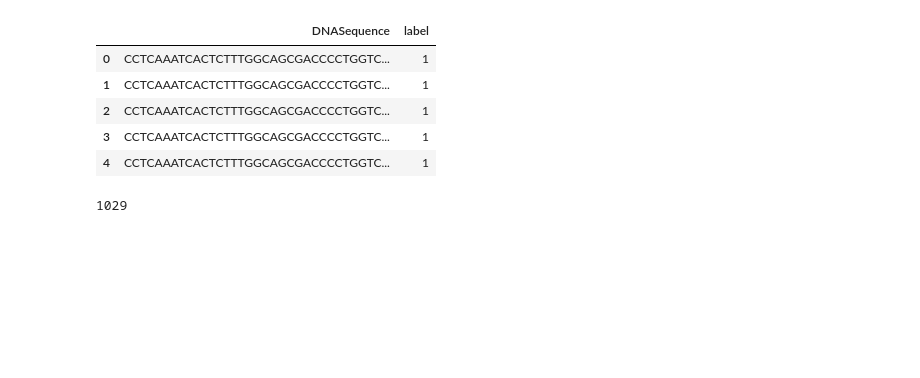
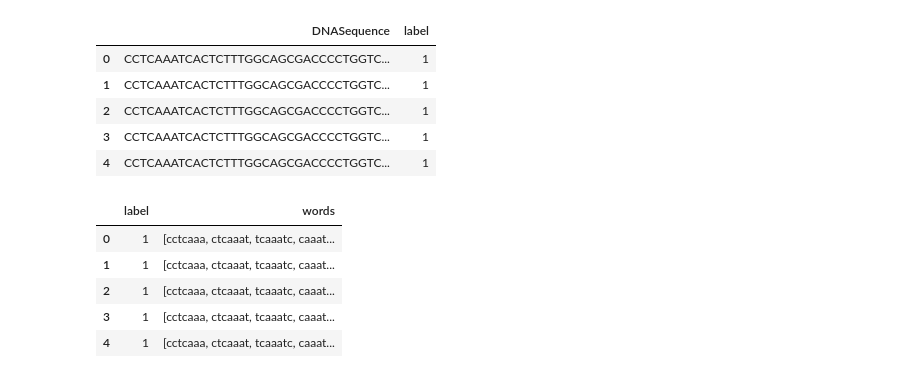
Before and after one commit to pavi-ninjaac/SARS_CoV_2_DNA_Analysis, a Jupyter notebook: CGR_Classification_HIVvscovid.ipynb, the cells around one changed output. Cells and saved outputs as stored; diff of their text form; code cells hidden in the pictures; blank space fills up the shorter version.

```diff
--- a/CGR_Classification_HIVvscovid.ipynb
+++ b/CGR_Classification_HIVvscovid.ipynb
@@ -61,36 +67,19 @@ data.head(5)
 | 2 | CCTCAAATCACTCTTTGGCAGCGACCCCTGGTC... | 1 |
 | 3 | CCTCAAATCACTCTTTGGCAGCGACCCCTGGTC... | 1 |
 | 4 | CCTCAAATCACTCTTTGGCAGCGACCCCTGGTC... | 1 |
-# %%
-def kmer_count(data , k):
-  N = len(data)
-
-  d = defaultdict(int)
-  for i in range(N - (k-1)):
-    d[data[ i : i+k ]] += 1
-  for key in d.keys():
-    if 'N' in key:
-      del d[key]
-  return d
-
-  #get the propability of the kmers
-def propability_kmer( data_df , k):
-  length = len(data_df)
-
-  #loop over the dataset
-  for i in range(length):
-
-    data = data_df.iloc[i,0]
-
-    kmer_count_dict = kmer_count(data , k)
-
-    #initializing the global values
-    N = len(data)
-    total_len_kemrs = N - k + 1
-
-    #get the propability of the frequency
-    prop = defaultdict(float)
-    for key,value in kmer_count_dict.items():
-      prop[key] = float(value) / total_len_kemrs #n(A)/P(s)
-# %% [output]
-1029
+# %%
+#split the sequence in the cgr way
+#convert the squenceof strings to k-mers
+def kmer(sequence , size = 7):
+  return [sequence[i:i+size].lower() for i in range(len(sequence) - size+1 )]
+
+data['words'] = data.apply(lambda x : kmer(x['DNASequence']) , axis = 1)
+data = data.drop('DNASequence' , axis = 1)
+data.head()
+# %% [output]
+|  | label | words |
+| 0 | 1 | [cctcaaa, ctcaaat, tcaaatc, caaat... |
+| 1 | 1 | [cctcaaa, ctcaaat, tcaaatc, caaat... |
+| 2 | 1 | [cctcaaa, ctcaaat, tcaaatc, caaat... |
+| 3 | 1 | [cctcaaa, ctcaaat, tcaaatc, caaat... |
+| 4 | 1 | [cctcaaa, ctcaaat, tcaaatc, caaat... |
```
Also changed, not shown: parts of 7 cells of this notebook.
